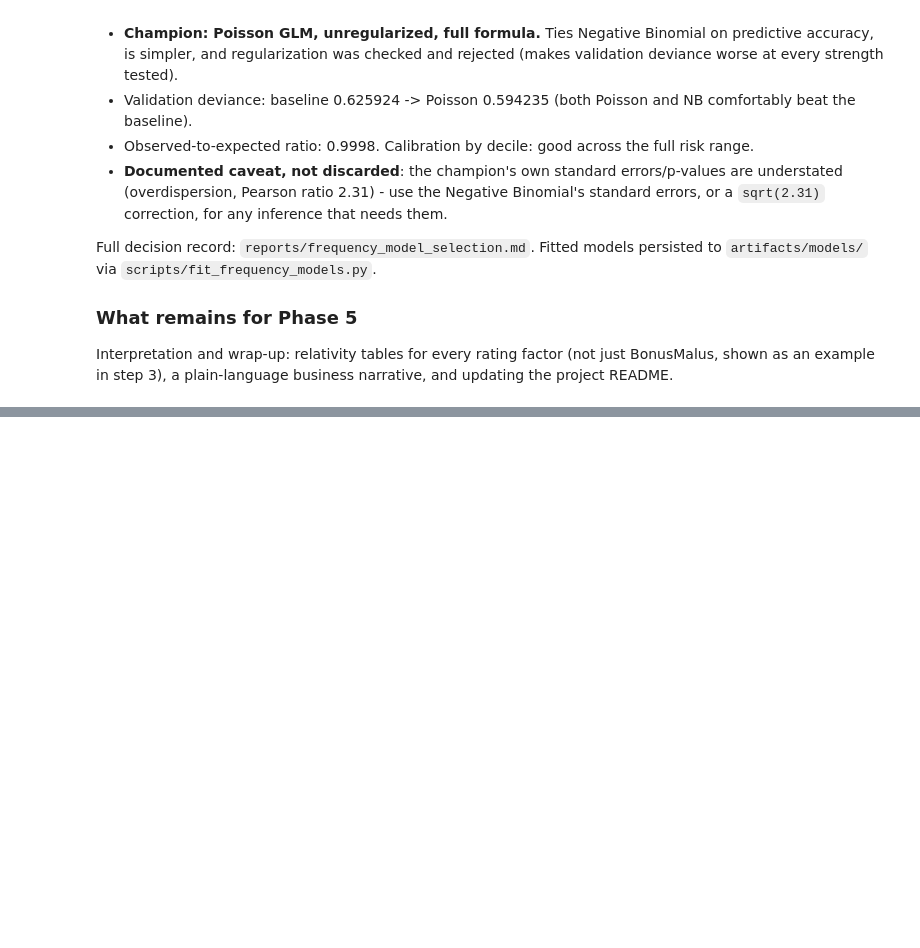
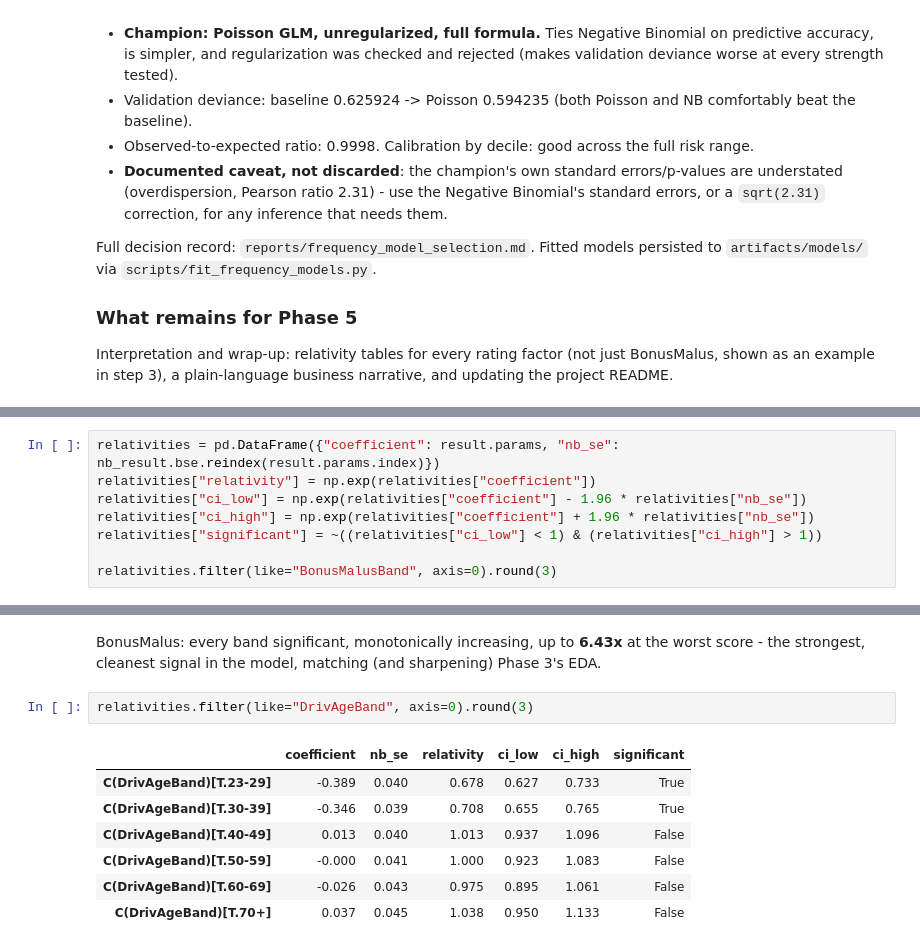
Before and after one commit to vishalyadav1729/auto-insurance-pricing, a Jupyter notebook: notebooks/03_frequency_glm.ipynb, the cells around one changed output, grey strips where cells are left out. Saved outputs shown, nothing was run; the diff lists cells and outputs as text; blank space fills up the shorter version.

```diff
--- a/notebooks/03_frequency_glm.ipynb
+++ b/notebooks/03_frequency_glm.ipynb
@@ -394,0 +399,8 @@ Interpretation and wrap-up: relativity tables for every rating factor (not just
+# %%
+relativities = pd.DataFrame({"coefficient": result.params, "nb_se": nb_result.bse.reindex(result.params.index)})
+relativities["relativity"] = np.exp(relativities["coefficient"])
+relativities["ci_low"] = np.exp(relativities["coefficient"] - 1.96 * relativities["nb_se"])
+relativities["ci_high"] = np.exp(relativities["coefficient"] + 1.96 * relativities["nb_se"])
+relativities["significant"] = ~((relativities["ci_low"] < 1) & (relativities["ci_high"] > 1))
+
+relativities.filter(like="BonusMalusBand", axis=0).round(3)
@@ -394,0 +414,12 @@ Interpretation and wrap-up: relativity tables for every rating factor (not just
+# %% [markdown]
+BonusMalus: every band significant, monotonically increasing, up to **6.43x** at the worst score - the strongest, cleanest signal in the model, matching (and sharpening) Phase 3's EDA.
+# %%
+relativities.filter(like="DrivAgeBand", axis=0).round(3)
+# %% [output]
+|  | coefficient | nb_se | relativity | ci_low | ci_high | significant |
+| C(DrivAgeBand)[T.23-29] | -0.389 | 0.040 | 0.678 | 0.627 | 0.733 | True |
+| C(DrivAgeBand)[T.30-39] | -0.346 | 0.039 | 0.708 | 0.655 | 0.765 | True |
+| C(DrivAgeBand)[T.40-49] | 0.013 | 0.040 | 1.013 | 0.937 | 1.096 | False |
+| C(DrivAgeBand)[T.50-59] | -0.000 | 0.041 | 1.000 | 0.923 | 1.083 | False |
+| C(DrivAgeBand)[T.60-69] | -0.026 | 0.043 | 0.975 | 0.895 | 1.061 | False |
+| C(DrivAgeBand)[T.70+] | 0.037 | 0.045 | 1.038 | 0.950 | 1.133 | False |
```
Also changed, not shown: parts of 13 cells of this notebook, 2 other files.
